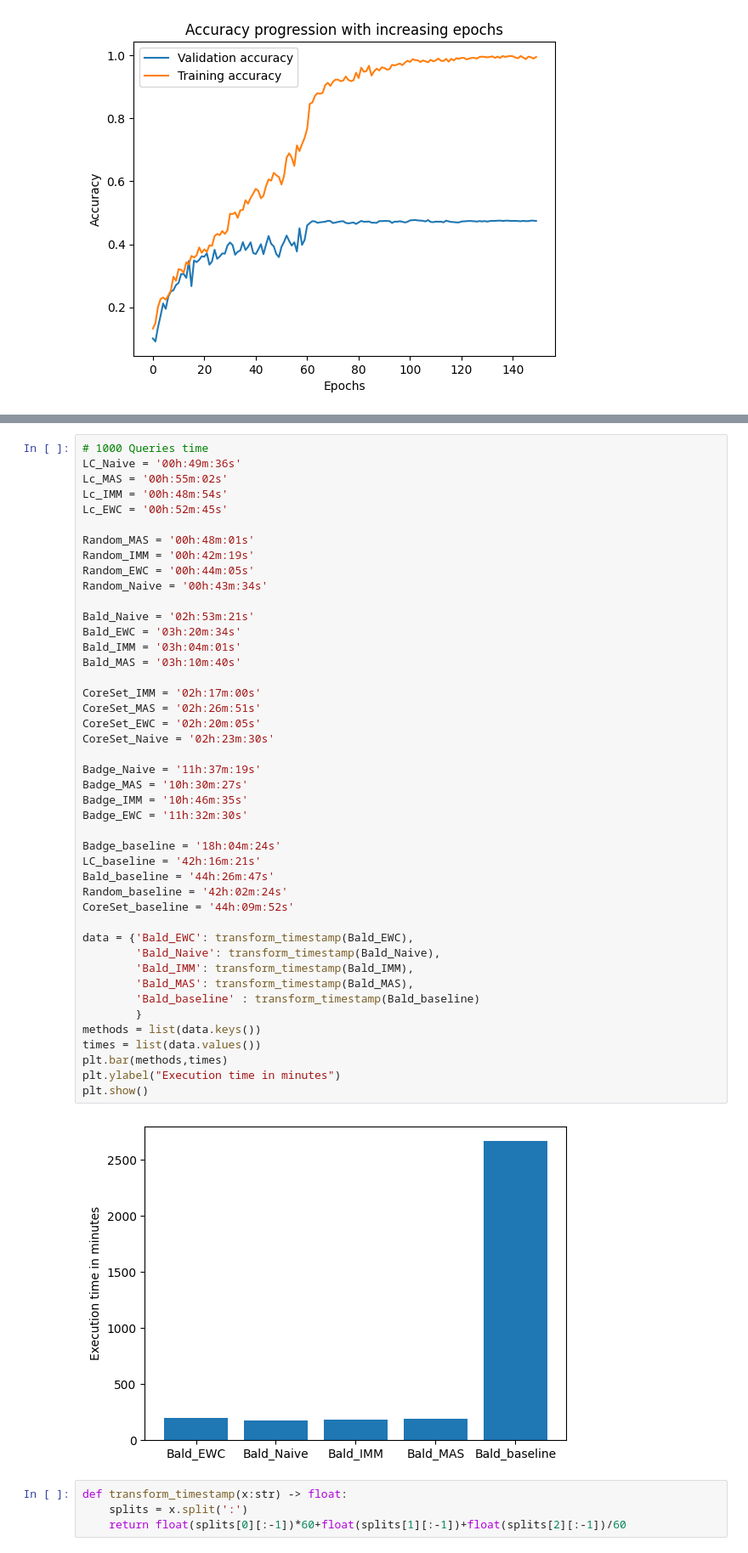
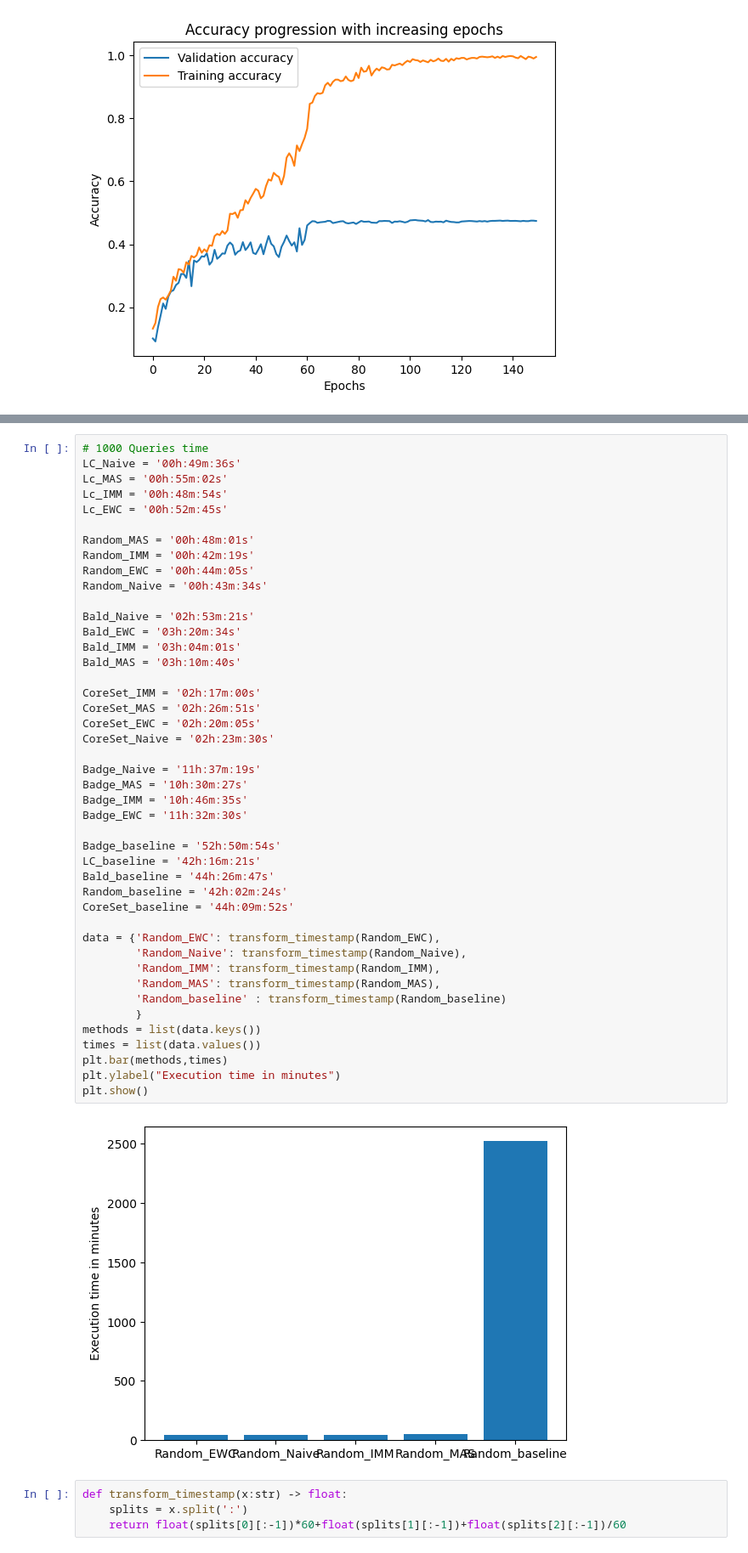
Before and after one commit to FelixMoeller3/calms, a Jupyter notebook: src/evaluation/eval_model_stealing.ipynb, the cells around one changed output, grey strips where cells are left out. Shown at 85% size. Cells and saved outputs as stored; diff of their text form.

```diff
--- a/src/evaluation/eval_model_stealing.ipynb
+++ b/src/evaluation/eval_model_stealing.ipynb
@@ -678,40 +678,40 @@ Random_IMM = '00h:42m:19s'
 Random_EWC = '00h:44m:05s'
 Random_Naive = '00h:43m:34s'
 
 Bald_Naive = '02h:53m:21s'
 Bald_EWC = '03h:20m:34s'
 Bald_IMM = '03h:04m:01s'
 Bald_MAS = '03h:10m:40s'
 
 CoreSet_IMM = '02h:17m:00s'
 CoreSet_MAS = '02h:26m:51s'
 CoreSet_EWC = '02h:20m:05s'
 CoreSet_Naive = '02h:23m:30s'
 
 Badge_Naive = '11h:37m:19s'
 Badge_MAS = '10h:30m:27s'
 Badge_IMM = '10h:46m:35s'
 Badge_EWC = '11h:32m:30s'
 
-Badge_baseline = '18h:04m:24s'
+Badge_baseline = '52h:50m:54s'
 LC_baseline = '42h:16m:21s'
 Bald_baseline = '44h:26m:47s'
 Random_baseline = '42h:02m:24s'
 CoreSet_baseline = '44h:09m:52s'
 
-data = {'Bald_EWC': transform_timestamp(Bald_EWC),
-        'Bald_Naive': transform_timestamp(Bald_Naive),
-        'Bald_IMM': transform_timestamp(Bald_IMM),
-        'Bald_MAS': transform_timestamp(Bald_MAS),
-        'Bald_baseline' : transform_timestamp(Bald_baseline)
+data = {'Random_EWC': transform_timestamp(Random_EWC),
+        'Random_Naive': transform_timestamp(Random_Naive),
+        'Random_IMM': transform_timestamp(Random_IMM),
+        'Random_MAS': transform_timestamp(Random_MAS),
+        'Random_baseline' : transform_timestamp(Random_baseline)
         }
 methods = list(data.keys())
 times = list(data.values())
 plt.bar(methods,times)
 plt.ylabel("Execution time in minutes")
 plt.show()
 # %% [output]
-[figure, old version]
+[figure, new version]
 # %%
 def transform_timestamp(x:str) -> float:
     splits = x.split(':')
```
Also changed, not shown: parts of 2 cells of this notebook.
